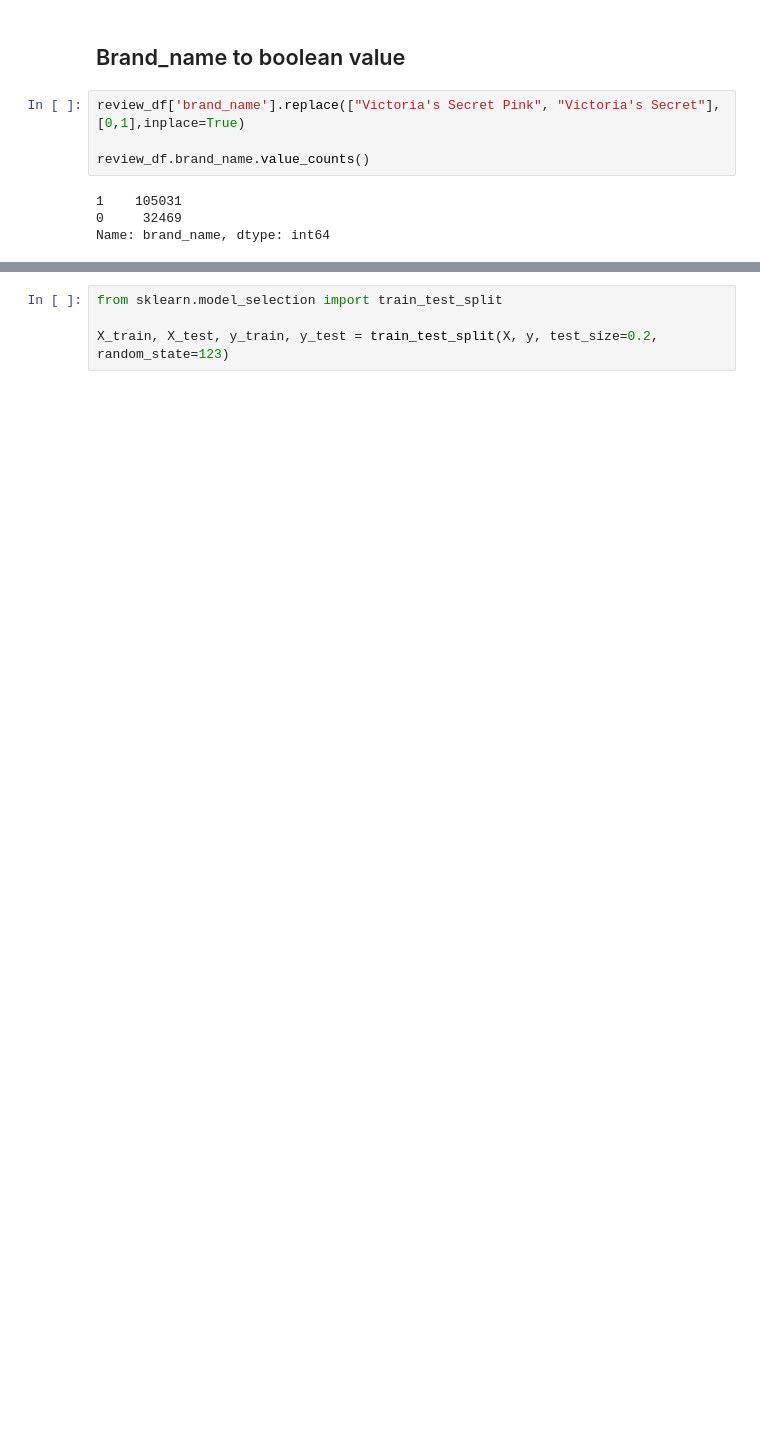
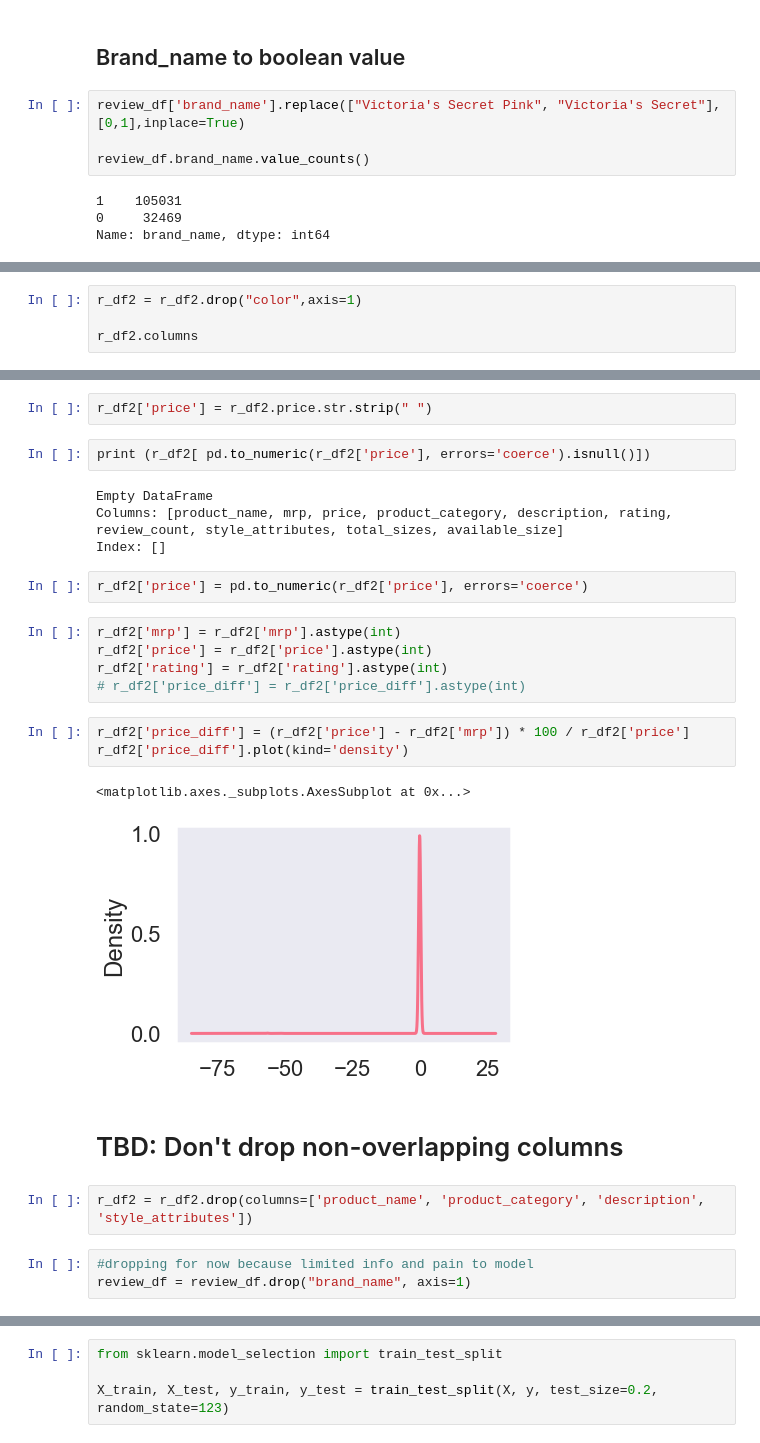
Before and after one commit to MichaelBurak/fashion-data-analysis, a Jupyter notebook: victoria-secret-data.ipynb, the cells around one changed output, grey strips where cells are left out. Drawn from its saved outputs; the diff is of its cells as text; blank space fills up the shorter version.

Commit message:
whole lotta modeling models

```diff
--- a/victoria-secret-data.ipynb
+++ b/victoria-secret-data.ipynb
@@ -785,0 +1108,4 @@ Name: brand_name, dtype: int64
+# %%
+r_df2 = r_df2.drop("color",axis=1)
+
+r_df2.columns
@@ -785,0 +1155,28 @@ Name: brand_name, dtype: int64
+# %%
+r_df2['price'] = r_df2.price.str.strip(" ")
+# %%
+print (r_df2[ pd.to_numeric(r_df2['price'], errors='coerce').isnull()])
+# %% [output]
+Empty DataFrame
+Columns: [product_name, mrp, price, product_category, description, rating, review_count, style_attributes, total_sizes, available_size]
+Index: []
+# %%
+r_df2['price'] = pd.to_numeric(r_df2['price'], errors='coerce')
+# %%
+r_df2['mrp'] = r_df2['mrp'].astype(int)
+r_df2['price'] = r_df2['price'].astype(int)
+r_df2['rating'] = r_df2['rating'].astype(int)
+# r_df2['price_diff'] = r_df2['price_diff'].astype(int)
+# %%
+r_df2['price_diff'] = (r_df2['price'] - r_df2['mrp']) * 100 / r_df2['price']
+r_df2['price_diff'].plot(kind='density')
+# %% [output]
+<matplotlib.axes._subplots.AxesSubplot at 0x...>
+[figure, added]
+# %% [markdown]
+# TBD: Don't drop non-overlapping columns
+# %%
+r_df2 = r_df2.drop(columns=['product_name', 'product_category', 'description', 'style_attributes'])
+# %%
+#dropping for now because limited info and pain to model
+review_df = review_df.drop("brand_name", axis=1)
```
Also changed, not shown: parts of 147 cells of this notebook, 2 other files.
